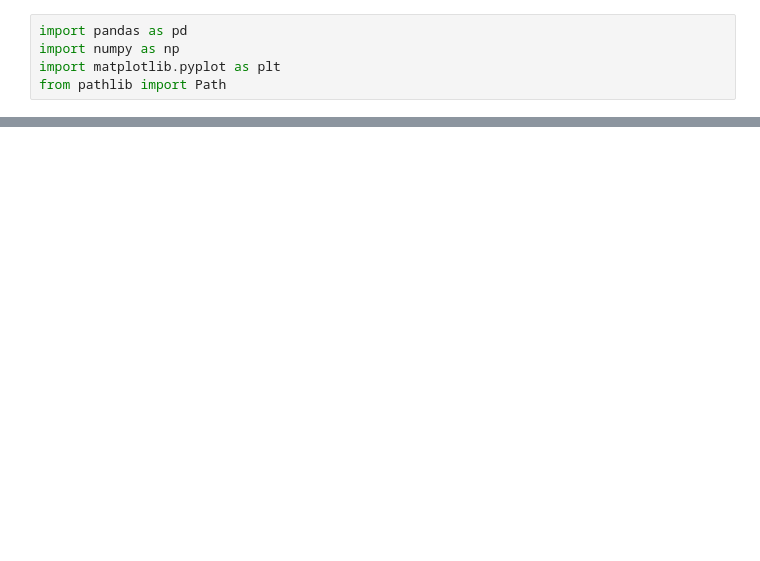
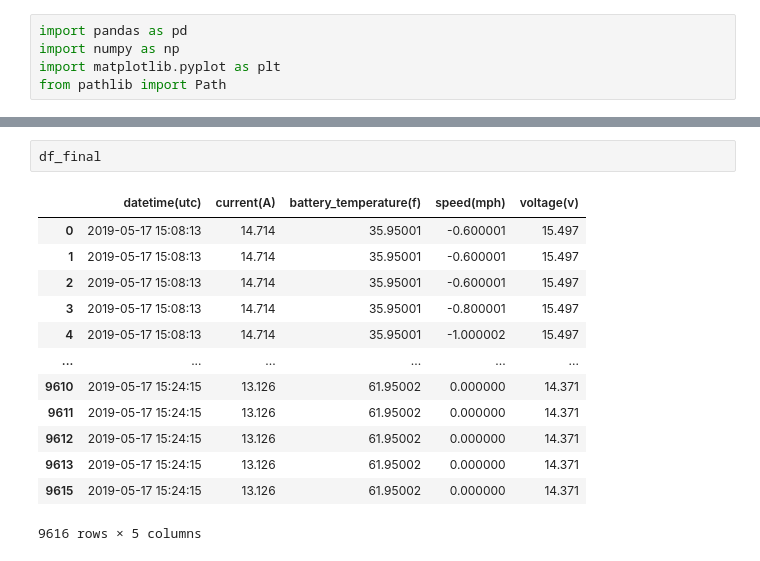
Before and after one commit to ayichimboy/kingpanda, a Jupyter notebook: back_testing/back_test_model.ipynb, the cells around one changed output, grey strips where cells are left out. Cells and saved outputs as stored; diff of their text form; blank space fills up the shorter version.

```diff
--- a/back_testing/back_test_model.ipynb
+++ b/back_testing/back_test_model.ipynb
@@ -77,0 +89,16 @@ df_new
+# %%
+df_final
+# %% [output]
+|  | datetime(utc) | current(A) | battery_temperature(f) | speed(mph) | voltage(v) |
+| 0 | 2019-05-17 15:08:13 | 14.714 | 35.95001 | -0.600001 | 15.497 |
+| 1 | 2019-05-17 15:08:13 | 14.714 | 35.95001 | -0.600001 | 15.497 |
+| 2 | 2019-05-17 15:08:13 | 14.714 | 35.95001 | -0.600001 | 15.497 |
+| 3 | 2019-05-17 15:08:13 | 14.714 | 35.95001 | -0.800001 | 15.497 |
+| 4 | 2019-05-17 15:08:13 | 14.714 | 35.95001 | -1.000002 | 15.497 |
+| ... | ... | ... | ... | ... | ... |
+| 9610 | 2019-05-17 15:24:15 | 13.126 | 61.95002 | 0.000000 | 14.371 |
+| 9611 | 2019-05-17 15:24:15 | 13.126 | 61.95002 | 0.000000 | 14.371 |
+| 9612 | 2019-05-17 15:24:15 | 13.126 | 61.95002 | 0.000000 | 14.371 |
+| 9613 | 2019-05-17 15:24:15 | 13.126 | 61.95002 | 0.000000 | 14.371 |
+| 9615 | 2019-05-17 15:24:15 | 13.126 | 61.95002 | 0.000000 | 14.371 |
+9616 rows × 5 columns
```
Also changed, not shown: parts of 7 cells of this notebook.
